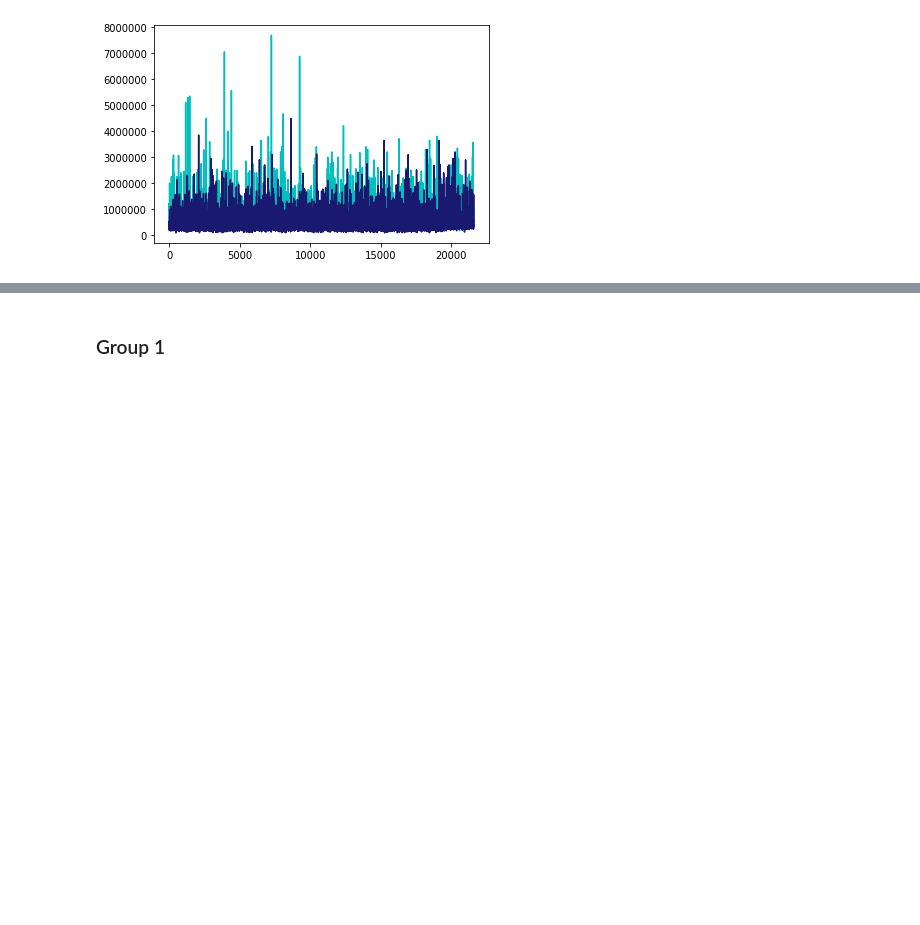
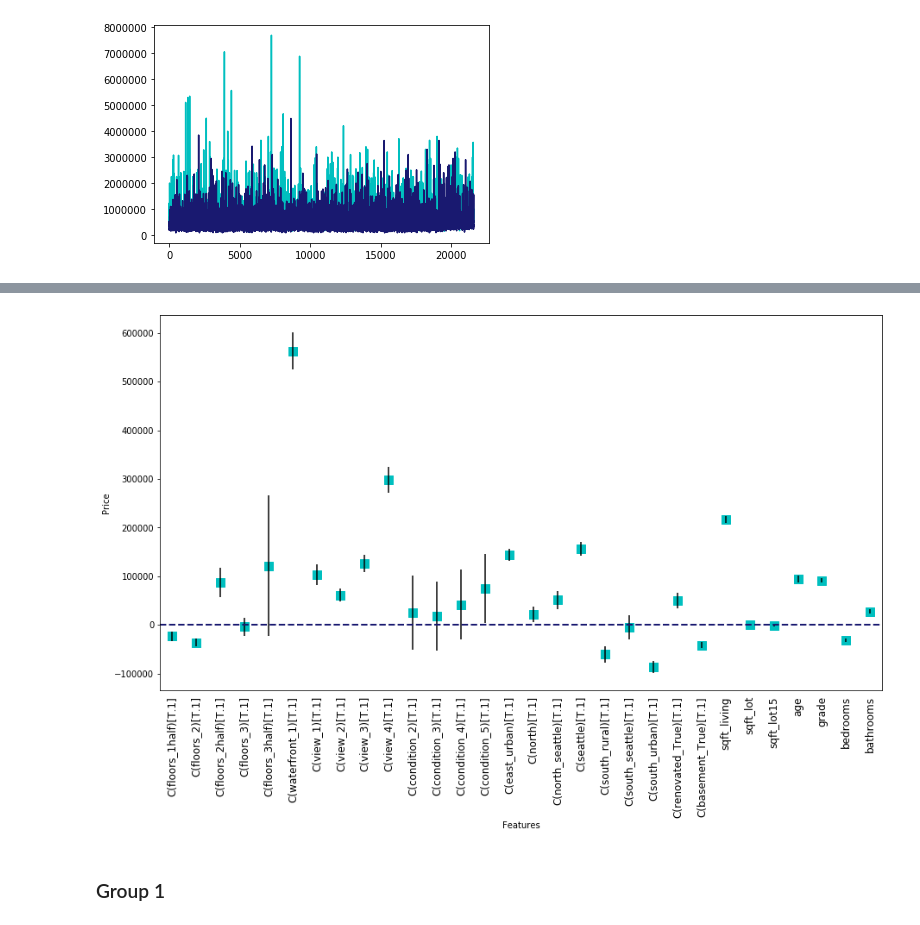
Before and after one commit to NehaP92/dsc-mod-2-project-online-pt-041320, a Jupyter notebook: student.ipynb, the cells around one changed output, grey strips where cells are left out. Cells and saved outputs as stored; diff of their text form; code cells hidden in the pictures; blank space fills up the shorter version.

```diff
--- a/student.ipynb
+++ b/student.ipynb
@@ -2970,0 +2995,3 @@ plt.plot(basement_analysis.loc[~(basement_analysis['basement']=='Basement'),'pri
+# %%
+err_series = model_3.params - model_3.conf_int()[0]
+err_series
@@ -2970,0 +3016,6 @@ plt.plot(basement_analysis.loc[~(basement_analysis['basement']=='Basement'),'pri
+# %%
+coef_df = pd.DataFrame({'coef': model_3.params.values[1:],
+                        'err': err_series.values[1:],
+                        'varname': err_series.index.values[1:]
+                       })
+coef_df
@@ -2970,0 +3040,16 @@ plt.plot(basement_analysis.loc[~(basement_analysis['basement']=='Basement'),'pri
+# %%
+fig, ax = plt.subplots(figsize=(15, 8))
+coef_df.plot(x='varname', y='coef', kind='bar',
+             ax=ax, color='none',
+             yerr='err', legend=False)
+ax.set_ylabel('Price')
+ax.set_xlabel('Features')
+ax.scatter(x=pd.np.arange(coef_df.shape[0]),
+           marker='s', s=120,
+           y=coef_df['coef'], color='c')
+ax.axhline(y=0, linestyle='--', color='midnightblue', linewidth=2)
+ax.xaxis.set_ticks_position('none')
+_ = ax.set_xticklabels(coef_df.varname,
+                       rotation=90, fontsize=12)
+# %% [output]
+[figure, added]
```
Also changed, not shown: parts of 34 cells of this notebook, 2 other files.
